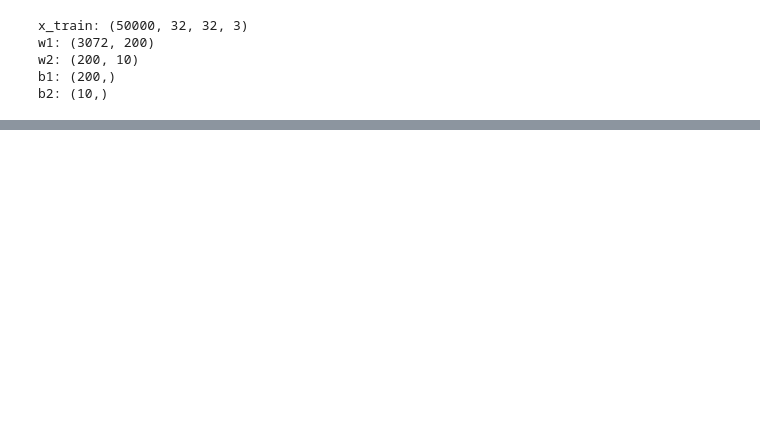
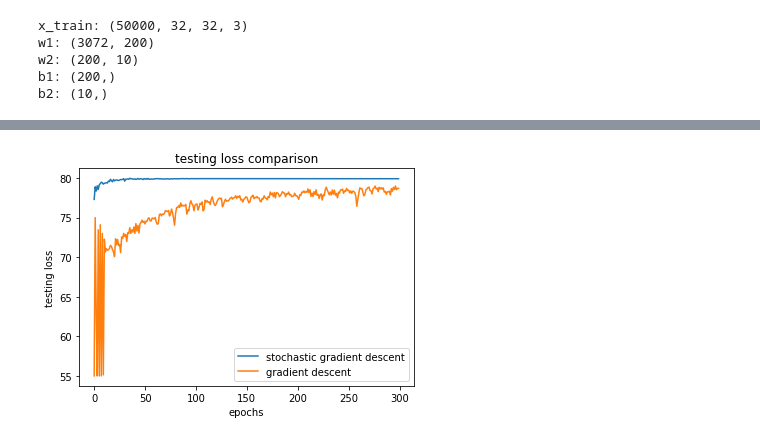
Before and after one commit to AvishkaSandeepa/EN2550-2020-Assignment-04, a Jupyter notebook: Assignment04_Part03.ipynb, the cells around one changed output, grey strips where cells are left out. Saved outputs shown, nothing was run; the diff lists cells and outputs as text; code cells hidden in the pictures; blank space fills up the shorter version.

```diff
--- a/Assignment04_Part03.ipynb
+++ b/Assignment04_Part03.ipynb
@@ -106,0 +223,12 @@ iteration 2 / 3| loss 0.784402| training accuracy 77.596719| testing accuracy 77
+# %%
+fig, axes = plt.subplots()
+axes.plot(sgd_val_acc_history)
+axes.plot(val_acc_history1)
+plt.legend(["stochastic gradient descent", "gradient descent"])
+axes.set_xlabel("epochs")
+axes.set_ylabel("testing loss")
+axes.set_title("testing loss comparison")
+plt.show()
+fig.savefig('testing_loss_comparison.png',transparent=True)
+# %% [output]
+[figure, added]
```
Also changed, not shown: parts of 9 cells of this notebook.
